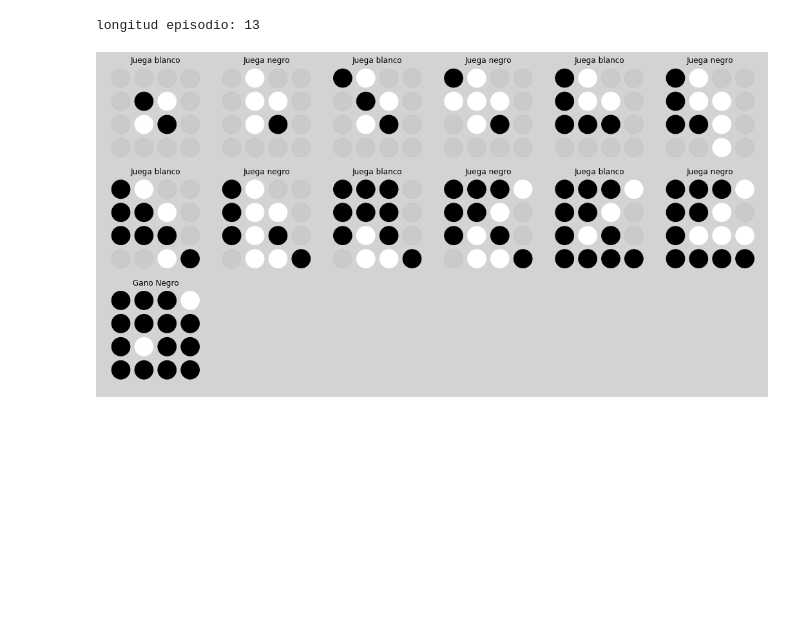
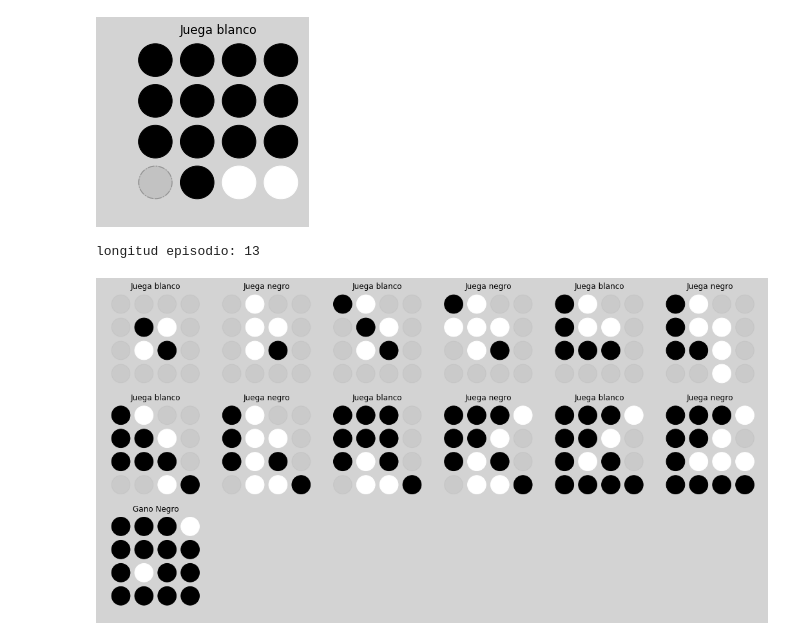
Before and after one commit to deeplearning-itba/othello-reinforcement-learning, a Jupyter notebook: 1-Othello-Intro.ipynb, the cells around one changed output. Saved outputs shown, nothing was run; the diff lists cells and outputs as text; code cells hidden in the pictures; blank space fills up the shorter version.

```diff
--- a/1-Othello-Intro.ipynb
+++ b/1-Othello-Intro.ipynb
@@ -49,3 +51,17 @@ board = game.getInitBoard()
+# %%
+import numpy as np
+optimum_policy = np.load('pi_func_only_winner.npy').item()
+optimum_V = np.load('Value_func_only_winner.npy').item()
+# %%
+board = np.array([[ -1,  -1,  -1,  -1],
+       [ -1, -1,  -1,  -1],
+       [ -1,  -1, -1,  -1],
+       [ 0,  -1,  1,  1]])
+# %%
+player = 1
+display_board(game, board, player, valid_moves=game.getValidMoves(board, player), value_func=optimum_V)
+# %% [output]
+[figure, added]
 # %%
 # Juego episodio
 player = 1
```
Also changed, not shown: parts of 1 cell of this notebook, 6 other files.
